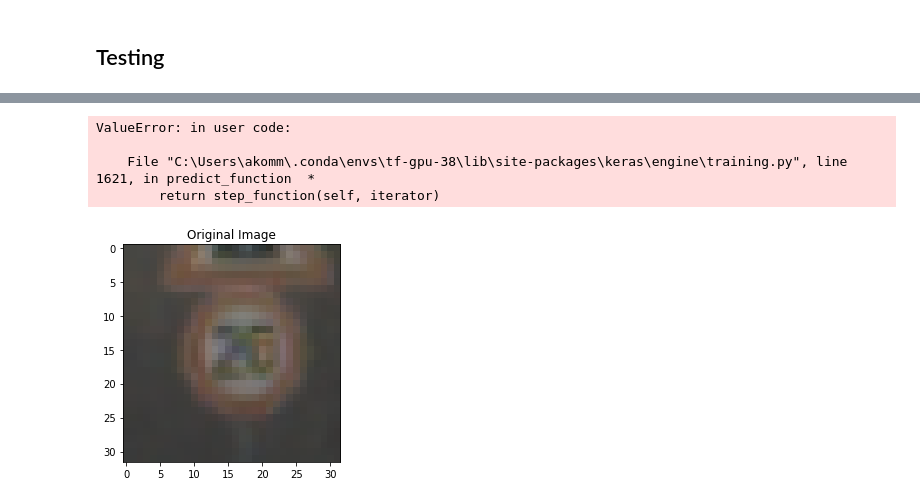
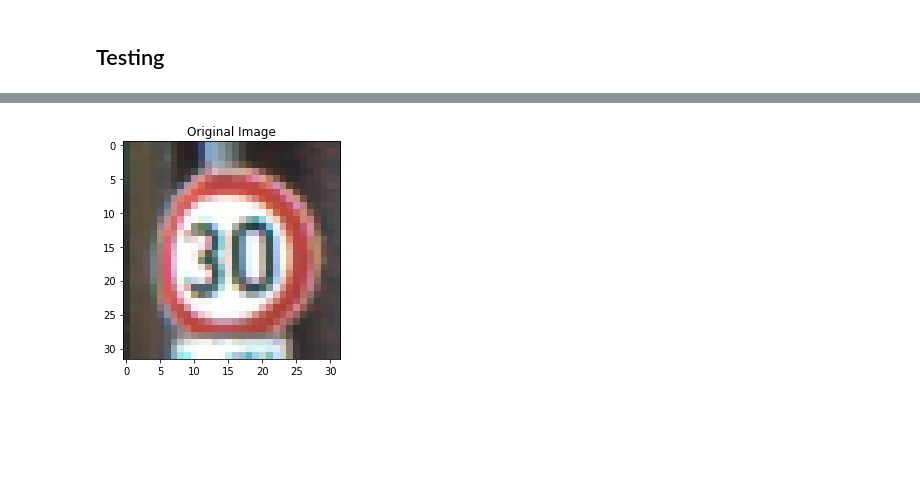
Before and after one commit to LordAlain/Jetson, a Jupyter notebook: Notebooks/Scratch.ipynb, the cells around one changed output, grey strips where cells are left out. Cells and saved outputs as stored; diff of their text form; code cells hidden in the pictures; blank space fills up the shorter version.

```diff
--- a/Notebooks/Scratch.ipynb
+++ b/Notebooks/Scratch.ipynb
@@ -394,8 +394,8 @@ from ml_library.model import *
 import warnings
 warnings.filterwarnings("ignore")
 
-# testing_file = './Datasets/GTSRB_Final_Test_Images.zip'
-testing_file = './Datasets/GTSRB_Online-Test-Images-Sorted.zip'
+testing_file = './Datasets/GTSRB_Final_Test_Images.zip'
+# testing_file = './Datasets/GTSRB_Online-Test-Images-Sorted.zip'
 test = generateTensor(testing_file, False)
 x_test, y_test = test['features'], test['labels']
 print("x_test=", len(x_test))
@@ -403,8 +403,6 @@ print("y_test=", len(y_test))
 #x_test, y_test = preprocess_data(x_test, y_test)
 #################
 
-x = x_test
-y = y_test
 if False:
 #def preprocess_data(x, y):
     """
@@ -417,7 +415,9 @@ if False:
     Returns:
         * Preprocessed x, one-hot version of y
     """
-    # Convert from RGB to grayscale if applicable
+    x = x_test
+    y = y_test
+# Convert from RGB to grayscale if applicable
     if GRAYSCALE:
         x = rgb_to_gray(x)
 
@@ -441,8 +441,10 @@ if False:
 # print("x_test shape:", x_test.shape)
 # print("y_test shape:", y_test.shape)
 
+model_dir = './models/'
 # normal_model_path = r"C:\Users\akomm\AppData\Local\Temp\tmp4wcvqiyg\normal_model"
-normal_model_path = r"C:\Users\akomm\AppData\Local\Temp\tmp30k2qag3\normal_model"
+#normal_model_path = r"C:\Users\akomm\AppData\Local\Temp\tmp30k2qag3\normal_model"
+normal_model_path = os.path.join(model_dir, "normal_model")
 
 # # model_path = normal_model_path
 # model_path = rein_model_path
@@ -487,39 +489,50 @@ if True:    # no need of session in TF2
 
     #image = x_test[1:2]
 
-    img = image[1]
+    #image1 = np.array(image[1])
+    #print(image1)
+    images_list = []
+    images_list.append(np.array(image[1]))
+    x = np.asarray(images_list)
+    print("test image shape = ", x.shape)
+    #pr_mask = model.predict(x).round()
+    #print("x = ", x)
+
+    #img = image[1]
     print("Predictions")
-    prediction = model.predict(img)
+    prediction = model.predict(x)
     print("Image Prediction: ", prediction)
+    print("prediction.shape = ", prediction.shape)
     # prediction = model.predict(image_x)
     # print("Image Prediction: ", prediction)
     # print("Test Set Accuracy = {:.3f}".format(acc))
 
 
-    for i in range(20):
-        rain_images = rain(x_test, i)
-        adv_acc = model.evaluate(rain_images, y_test)
-        print("Rain Drops %.2d  vs. Accuracy vs Adv_Accuracy：" % i, acc, adv_acc)
+    if False:
+        for i in range(20):
+            rain_images = rain(x_test, i)
+            adv_acc = model.evaluate(rain_images, y_test)
+            print("Rain Drops %.2d  vs. Accuracy vs Adv_Accuracy：" % i, acc, adv_acc)
 
-    for i in range(20):
-        rain_images = fog(x_test, i)
-        adv_acc = model.evaluate(rain_images, y_test)
-        print("fog Drops %.2d  vs. Accuracy vs Adv_Accuracy：" % i, acc, adv_acc)
+        for i in range(20):
+            rain_images = fog(x_test, i)
+            adv_acc = model.evaluate(rain_images, y_test)
+            print("fog Drops %.2d  vs. Accuracy vs Adv_Accuracy：" % i, acc, adv_acc)
 
-    for i in range(20):
-        rain_images = light(x_test, i)
-        adv_acc = model.evaluate(rain_images, y_test)
-        print("light Drops %.2d  vs. Accuracy vs Adv_Accuracy：" %
-              i, acc, adv_acc)
+        for i in range(20):
+            rain_images = light(x_test, i)
+            adv_acc = model.evaluate(rain_images, y_test)
+            print("light Drops %.2d  vs. Accuracy vs Adv_Accuracy：" %
+                i, acc, adv_acc)
 
-    for i in range(20):
-        rain_images = dark(x_test, i)
-        adv_acc = model.evaluate(rain_images, y_test)
-        print("dark Drops %.2d  vs. Accuracy vs Adv_Accuracy：" % i, acc, adv_acc)
+        for i in range(20):
+            rain_images = dark(x_test, i)
+            adv_acc = model.evaluate(rain_images, y_test)
+            print("dark Drops %.2d  vs. Accuracy vs Adv_Accuracy：" % i, acc, adv_acc)
 
-    for i in range(20):
-        rain_images = blur(x_test, i)
-        adv_acc = model.evaluate(rain_images, y_test)
-        print("Blur deviation %.2d  vs. Accuracy vs Adv_Accuracy：" %
-              i, acc, adv_acc)
+        for i in range(20):
+            rain_images = blur(x_test, i)
+            adv_acc = model.evaluate(rain_images, y_test)
+            print("Blur deviation %.2d  vs. Accuracy vs Adv_Accuracy：" %
+                i, acc, adv_acc)
 # %% [output]
@@ -530,5 +554 @@ Predictions
-ValueError: in user code:
-
-    File "C:\Users\akomm\.conda\envs\tf-gpu-38\lib\site-packages\keras\engine\training.py", line 1621, in predict_function  *
-        return step_function(self, iterator)
-[figure, old version]
+[figure, new version]
```
Also changed, not shown: parts of 1 cell of this notebook.
